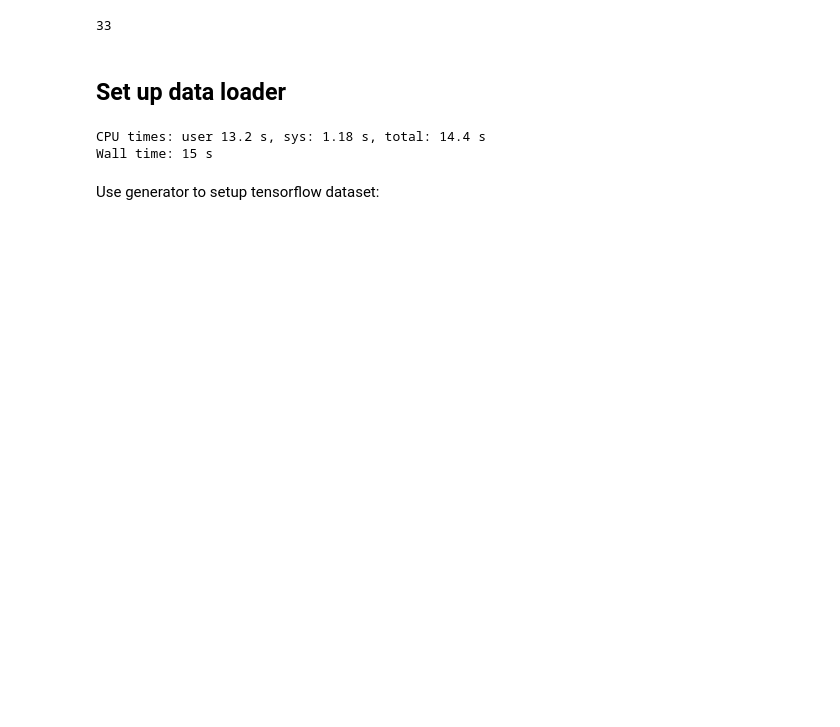
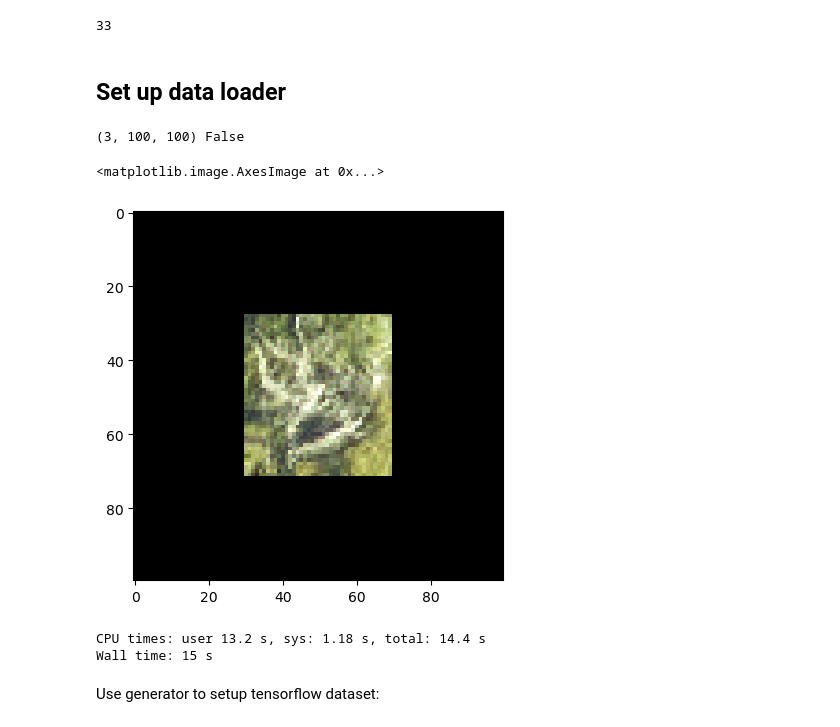
Before and after one commit to XAI4GEO/Deepforest_Trials, a Jupyter notebook: RESNET/IDTreeS_dataset.ipynb, the cells around one changed output. Drawn from its saved outputs; the diff is of its cells as text; code cells hidden in the pictures; blank space fills up the shorter version.

```diff
--- a/RESNET/IDTreeS_dataset.ipynb
+++ b/RESNET/IDTreeS_dataset.ipynb
@@ -134,3 +167,13 @@ class IDTreeSDataset:
+# %%
+cutout = rgb.rio.clip([bboxes_clip.geometry[1]], drop=True)
+cutout
+data, flag = _image_preprocessor(cutout.data)
+print(data.shape, flag)
+plt.imshow(data.transpose(1,2,0).astype(int))
+# %% [output]
+(3, 100, 100) False
+<matplotlib.image.AxesImage at 0x...>
+[figure, added]
 # %%
 # instantiate generator
 ds = IDTreeSDataset(rgb_paths, bboxes_paths, classes_path)
```
Also changed, not shown: parts of 3 cells of this notebook.
